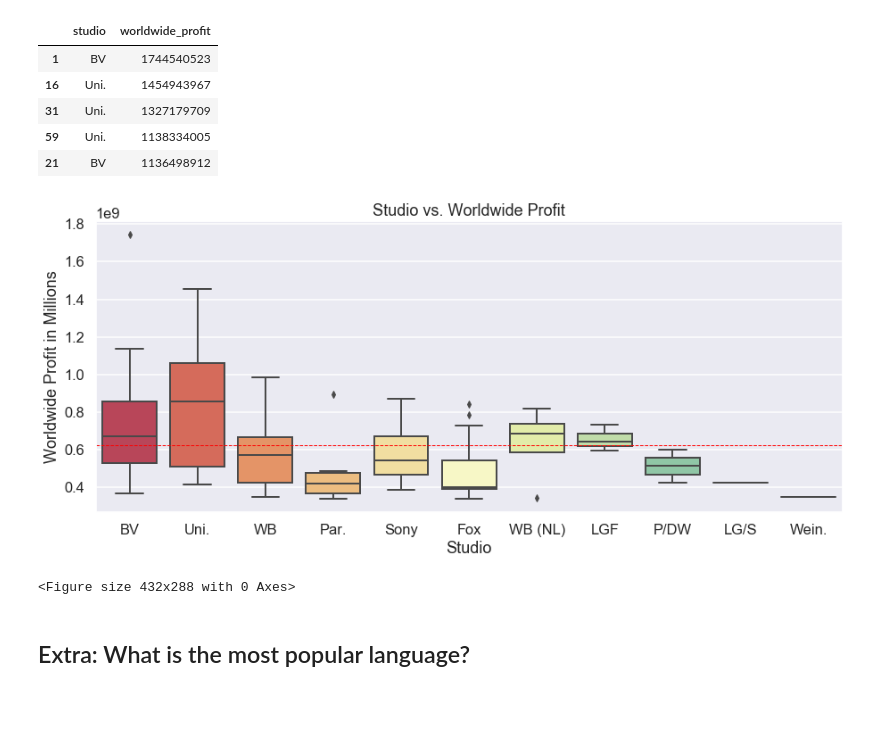
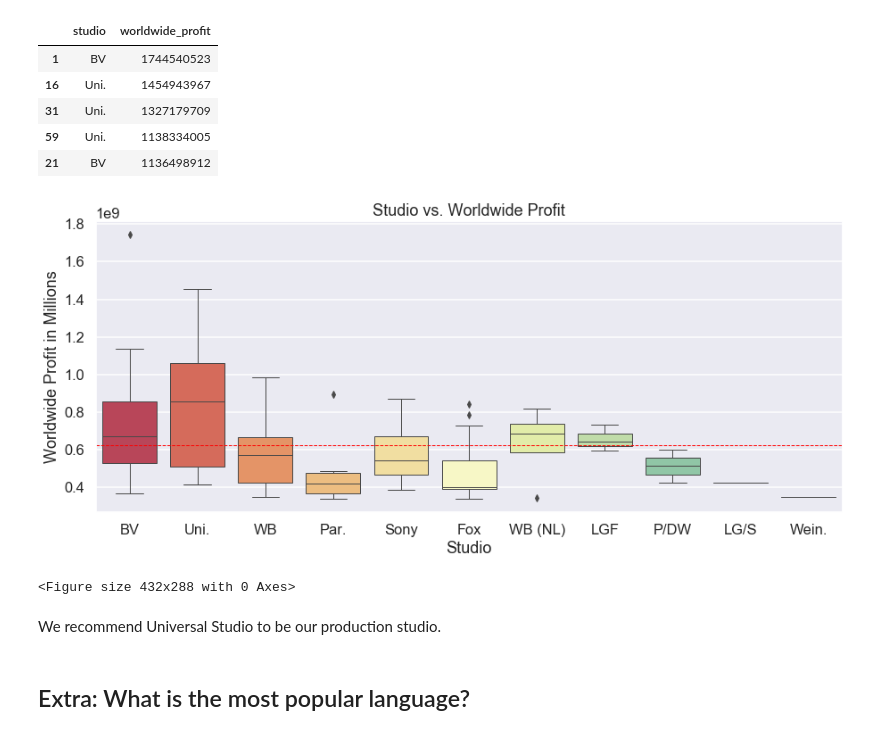
Before and after one commit to baotramduong/Porfolio_Project_The_Movie_Industry, a Jupyter notebook: Part III.B - Data Analysis & Visualization, Actionable Insight, Conclusion & Future Works.ipynb, the cells around one changed output. Saved outputs shown, nothing was run; the diff lists cells and outputs as text; code cells hidden in the pictures; blank space fills up the shorter version.

```diff
--- a/Part III.B - Data Analysis & Visualization, Actionable Insight, Conclusion & Future Works.ipynb
+++ b/Part III.B - Data Analysis & Visualization, Actionable Insight, Conclusion & Future Works.ipynb
@@ -114,9 +114,6 @@ full_df[['release_date', 'movie', 'worldwide_profit']].head()
 import datetime
 #add 'release_month'
 full_df['release_month'] = pd.DatetimeIndex(full_df['release_date']).month
-# %%
-#add release_day' column
-full_df['release_day'] = pd.DatetimeIndex(full_df['release_date']).dayofweek
 # %%
 full_df[['release_date', 'release_month', 'movie', 'worldwide_profit']].head()
 # %% [output]
@@ -375,23 +383,24 @@ studio_vs_100_profit.head()
 | 59 | Uni. | 1138334005 |
 | 21 | BV | 1136498912 |
 # %%
-#plot studio vs. worldwide_profit
+#plot 'studio' vs. 'worldwide_profit' of top 100 performers
 plt.figure(figsize = (15, 6))
 sns.boxplot(x = studio_vs_100_profit['studio'],
             y = studio_vs_100_profit['worldwide_profit'],
-            palette = 'Spectral')
+           palette = 'Spectral',
+           linewidth = 1)
 
 #draw mean()
 plt.axhline(studio_vs_100_profit['worldwide_profit'].mean(),
             ls = '--', lw = 1, color = 'r')
 
 #set labels
 plt.title('Studio vs. Worldwide Profit')
 plt.xlabel('Studio')
 plt.ylabel('Worldwide Profit in Millions')
 
 #show
 plt.show()
 # %% [output]
-[figure, old version]
+[figure, new version]
 # %%
@@ -398,6 +408,8 @@ plt.show()
 plt.savefig('studio_vs_100_profit')
 # %% [output]
 <Figure size 432x288 with 0 Axes>
+# %% [markdown]
+We recommend Universal Studio to be our production studio.
 # %% [markdown]
 ## Extra: What is the most popular language?
 # %%
```
Also changed, not shown: parts of 15 cells of this notebook.
